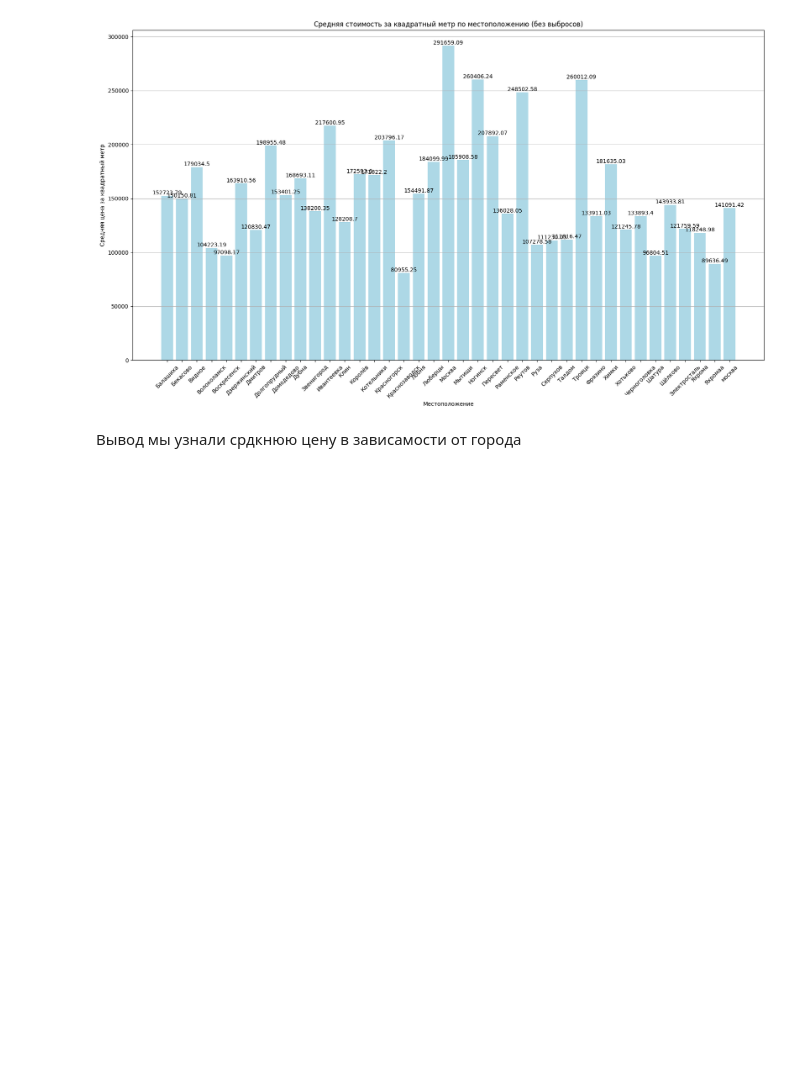
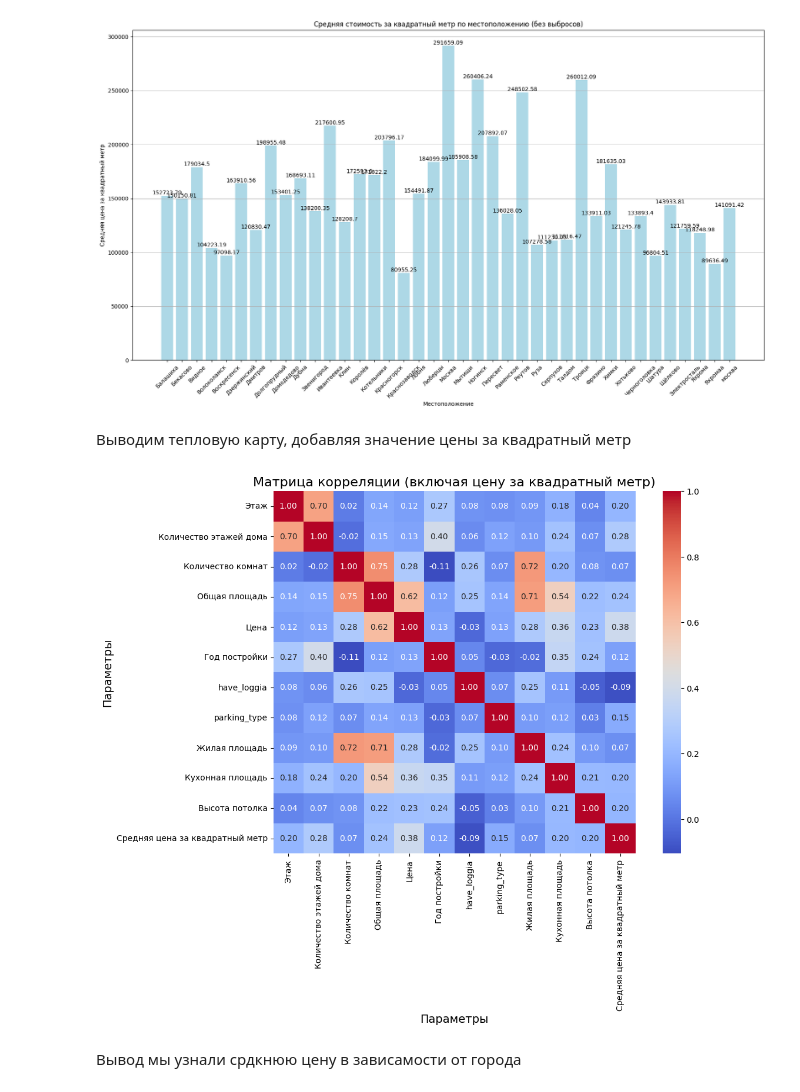
Before and after one commit to Sr123Saha/Data_analysis, a Jupyter notebook: main/main.ipynb, the cells around one changed output. Cells and saved outputs as stored; diff of their text form; code cells hidden in the pictures; blank space fills up the shorter version.

```diff
--- a/main/main.ipynb
+++ b/main/main.ipynb
@@ -555,5 +585,48 @@ plt.tight_layout()
 plt.show()
 # %% [output]
 [figure]
+# %% [markdown]
+Выводим тепловую карту, добавляя значение цены за квадратный метр
+# %%
+import pandas as pd
+import numpy as np
+import seaborn as sns
+import matplotlib.pyplot as plt
+
+df_with_price_per_sqm = pd.merge(df, average_price_per_sqm_by_location, on='location', how='left')
+
+# Выбираем только числовые столбцы для вычисления матрицы корреляции
+numeric_df = df_with_price_per_sqm.select_dtypes(include=[np.number])
+
+# Переименование столбцов для наглядности
+column_name_mapping = {
+    'floor': 'Этаж',
+    'floors_count': 'Количество этажей дома',
+    'rooms_count': 'Количество комнат',
+    'total_meters': 'Общая площадь',
+    'price': 'Цена',
+    'ceiling_height': 'Высота потолка',
+    'living_meters': 'Жилая площадь',
+    'kitchen_meters': 'Кухонная площадь',
+    'year_of_construction': 'Год постройки',
+    'average_price_per_sqm': 'Средняя цена за квадратный метр'
+}
+
+# Обновляем имена столбцов в numeric_df
+numeric_df = numeric_df.rename(columns=column_name_mapping)
+
+# Вычисляем матрицу корреляции
+correlation_matrix = numeric_df.corr()
+
+# Визуализация матрицы корреляции
+plt.figure(figsize=(12, 8))
+sns.heatmap(correlation_matrix, annot=True, fmt=".2f", cmap='coolwarm', square=True,
+            cbar=True, xticklabels=numeric_df.columns, yticklabels=numeric_df.columns)
+plt.title('Матрица корреляции (включая цену за квадратный метр)', fontsize=16)
+plt.xlabel('Параметры', fontsize=14)
+plt.ylabel('Параметры', fontsize=14)
+plt.show()
+# %% [output]
+[figure, added]
 # %% [markdown]
 Вывод  мы узнали срдкнюю цену в зависамости от города
```
Also changed, not shown: parts of 52 cells of this notebook.
